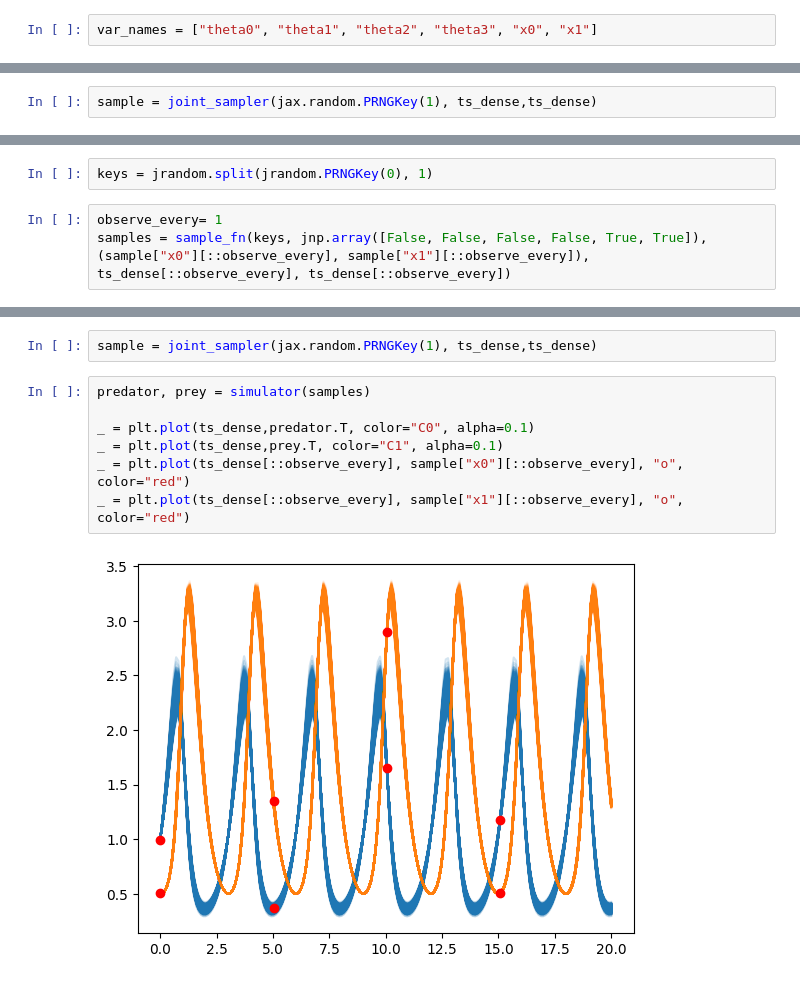
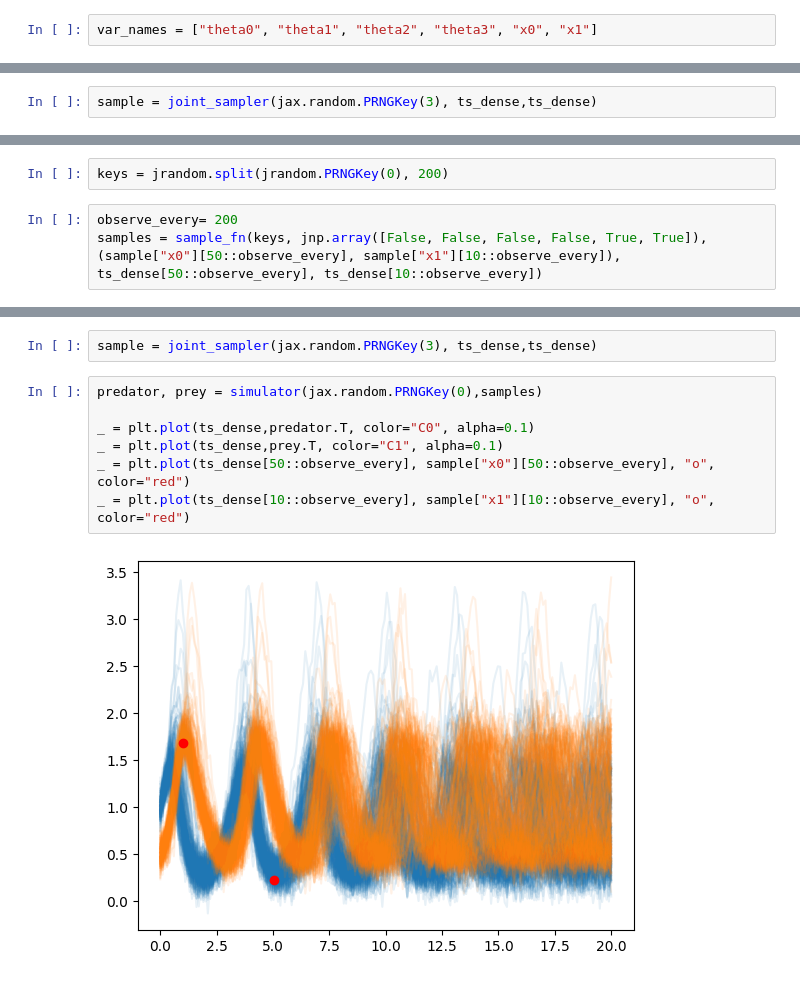
Before and after one commit to mackelab/probjax, a Jupyter notebook: scoresbibm/lv_tasks.ipynb, the cells around one changed output, grey strips where cells are left out. Drawn from its saved outputs; the diff is of its cells as text.

```diff
--- a/scoresbibm/lv_tasks.ipynb
+++ b/scoresbibm/lv_tasks.ipynb
@@ -116,6 +116,6 @@ def sample_fn(key, condition_mask, x_o, *x_meta_data):
     return samples
 # %%
-sample = joint_sampler(jax.random.PRNGKey(1), ts_dense,ts_dense)
+sample = joint_sampler(jax.random.PRNGKey(3), ts_dense,ts_dense)
 # %%
 plt.plot(sample["x0"])
 plt.plot(sample["x1"])
@@ -125,8 +125,8 @@ plt.plot(sample["x1"])
 # %%
-keys = jrandom.split(jrandom.PRNGKey(0), 1)
+keys = jrandom.split(jrandom.PRNGKey(0), 200)
 # %%
-observe_every= 1
-samples = sample_fn(keys, jnp.array([False, False, False, False, True, True]), (sample["x0"][::observe_every], sample["x1"][::observe_every]), ts_dense[::observe_every], ts_dense[::observe_every])
+observe_every= 200
+samples = sample_fn(keys, jnp.array([False, False, False, False, True, True]), (sample["x0"][50::observe_every], sample["x1"][10::observe_every]), ts_dense[50::observe_every], ts_dense[10::observe_every])
 # %%
 from sbi.analysis import pairplot
 import numpy as np
@@ -138,11 +138,11 @@ _ = pairplot(np.array(samples))
 # %%
-sample = joint_sampler(jax.random.PRNGKey(1), ts_dense,ts_dense)
+sample = joint_sampler(jax.random.PRNGKey(3), ts_dense,ts_dense)
 # %%
-predator, prey = simulator(samples)
+predator, prey = simulator(jax.random.PRNGKey(0),samples)
 
 _ = plt.plot(ts_dense,predator.T, color="C0", alpha=0.1)
 _ = plt.plot(ts_dense,prey.T, color="C1", alpha=0.1)
-_ = plt.plot(ts_dense[::observe_every], sample["x0"][::observe_every], "o", color="red")
-_ = plt.plot(ts_dense[::observe_every], sample["x1"][::observe_every], "o", color="red")
+_ = plt.plot(ts_dense[50::observe_every], sample["x0"][50::observe_every], "o", color="red")
+_ = plt.plot(ts_dense[10::observe_every], sample["x1"][10::observe_every], "o", color="red")
 # %% [output]
-[figure, old version]
+[figure, new version]
```
Also changed, not shown: parts of 7 cells of this notebook, 17 other files.
